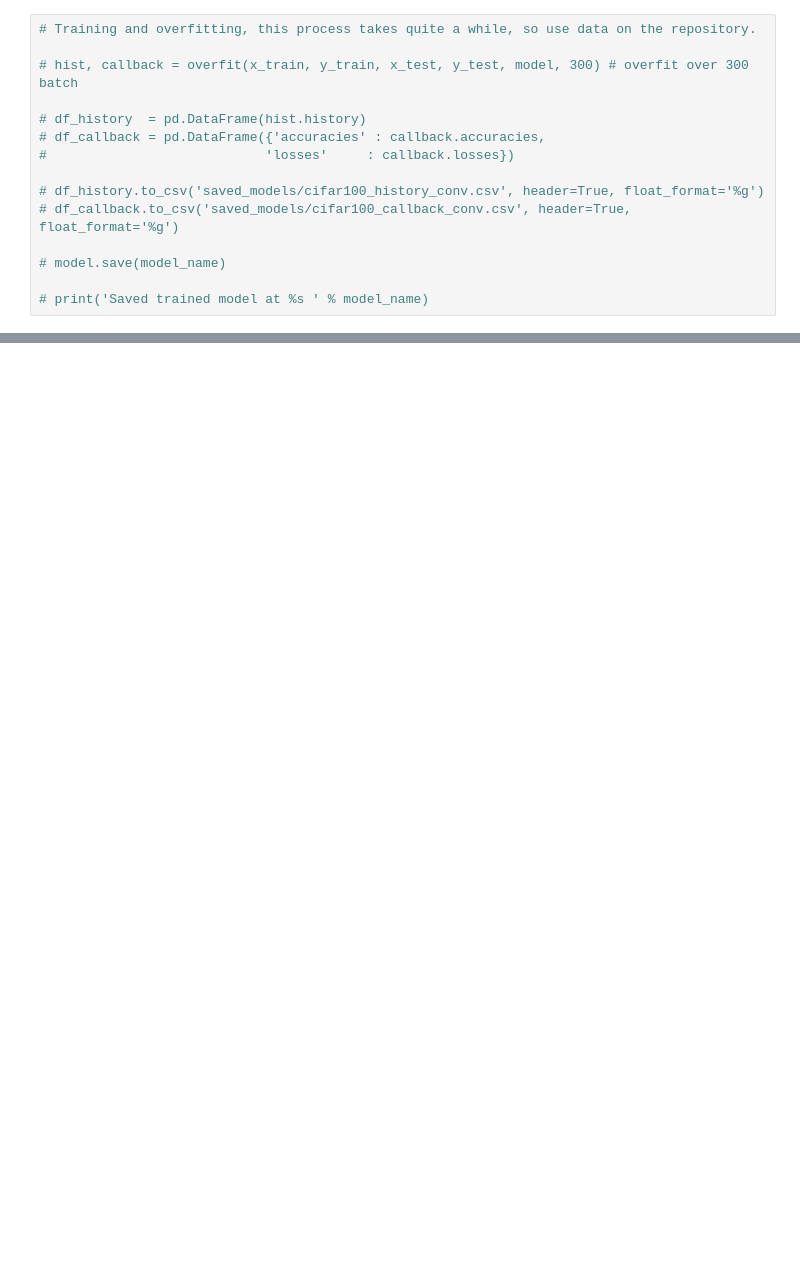
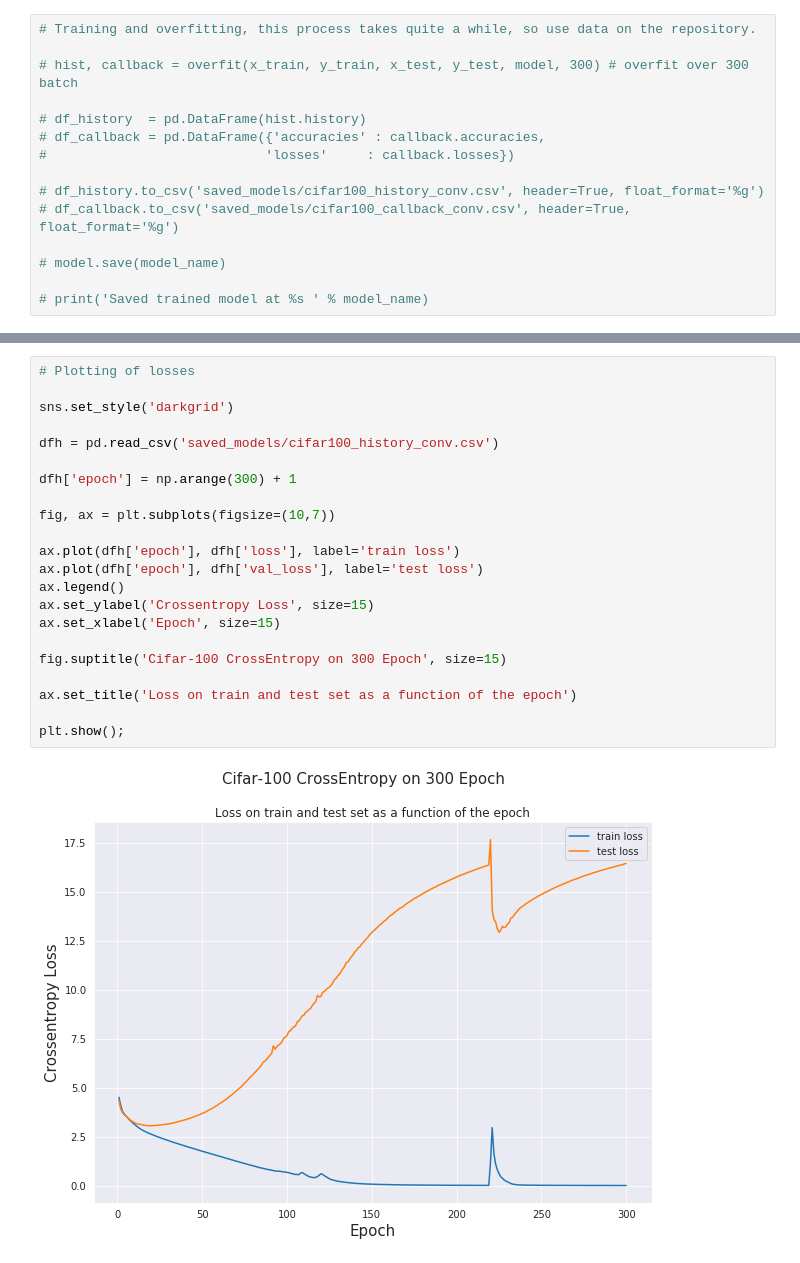
Before and after one commit to Mat092/Complex-Systems, a Jupyter notebook: overfit_cifar100.ipynb, the cells around one changed output, grey strips where cells are left out. Drawn from its saved outputs; the diff is of its cells as text; blank space fills up the shorter version.

```diff
--- a/overfit_cifar100.ipynb
+++ b/overfit_cifar100.ipynb
@@ -262,0 +205,24 @@ plot()
+# %%
+# Plotting of losses
+
+sns.set_style('darkgrid')
+
+dfh = pd.read_csv('saved_models/cifar100_history_conv.csv')
+
+dfh['epoch'] = np.arange(300) + 1
+
+fig, ax = plt.subplots(figsize=(10,7))
+
+ax.plot(dfh['epoch'], dfh['loss'], label='train loss')
+ax.plot(dfh['epoch'], dfh['val_loss'], label='test loss')
+ax.legend()
+ax.set_ylabel('Crossentropy Loss', size=15)
+ax.set_xlabel('Epoch', size=15)
+
+fig.suptitle('Cifar-100 CrossEntropy on 300 Epoch', size=15)
+
+ax.set_title('Loss on train and test set as a function of the epoch')
+
+plt.show();
+# %% [output]
+[figure, added]
```
Also changed, not shown: parts of 4 cells of this notebook, 27 other files.
